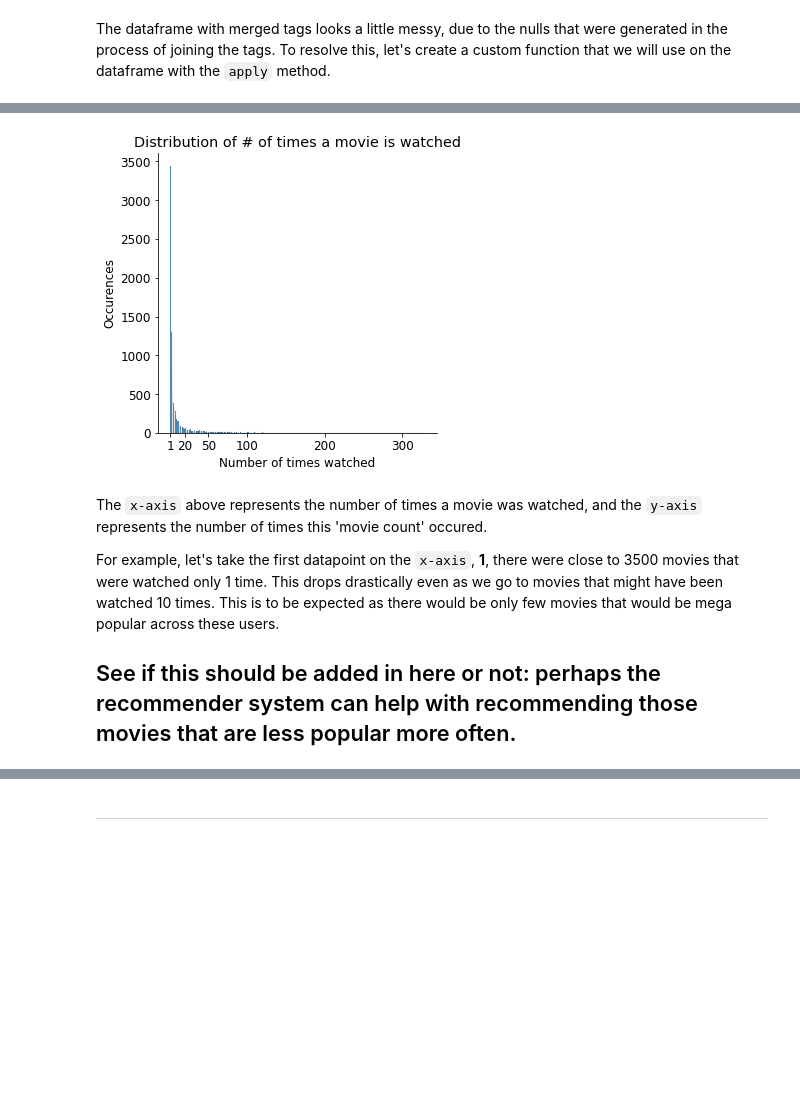
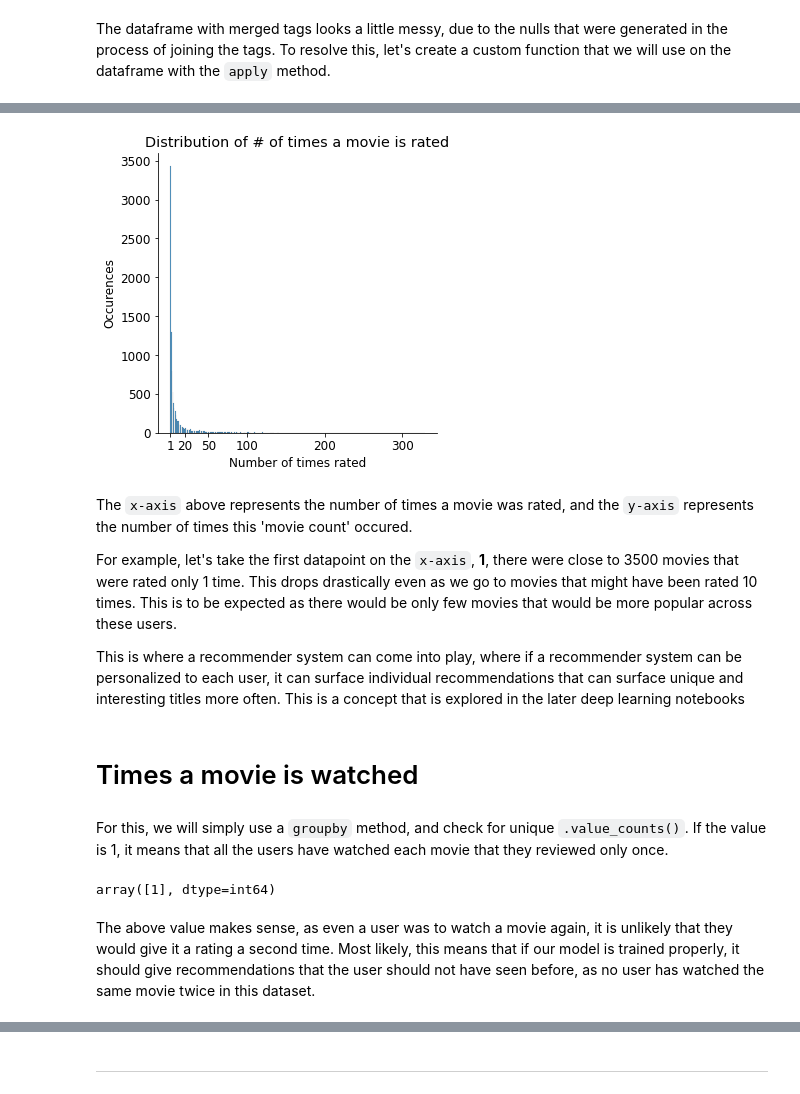
Before and after one commit to sujayjangam/Movie-Recommender-System, a Jupyter notebook: 1_Data_Exploration_and_EDA.ipynb, the cells around one changed output, grey strips where cells are left out. Drawn from its saved outputs; the diff is of its cells as text; code cells hidden in the pictures; blank space fills up the shorter version.

```diff
--- a/1_Data_Exploration_and_EDA.ipynb
+++ b/1_Data_Exploration_and_EDA.ipynb
@@ -163,5 +269,8 @@ First let's replace the '|' in our `genre` columns so that we can use it in our
 # %%
 movies['genres'] = movies['genres'].map(lambda x: x.replace('|', ' '))
+movies['genres'] = movies['genres'].map(lambda x: 'no_genres_listed'
+                                        if x == '(no genres listed)'
+                                        else x)
 # %% [markdown]
 With this done, let's move on to exploratory data analyis.
 # %% [markdown]
@@ -254,16 +406,26 @@ df_movie_valuecounts['count'] = sr_movie_valuecounts.values
 # %%
 # plotting the distribution of the number of times each movie was watched
 sns.displot(data=df_movie_valuecounts, x='count')
 plt.xticks([1, 20, 50, 100, 200, 300])
 plt.ylabel('Occurences')
-plt.xlabel('Number of times watched')
-plt.title('Distribution of # of times a movie is watched')
+plt.xlabel('Number of times rated')
+plt.title('Distribution of # of times a movie is rated')
 plt.tight_layout();
 # %% [output]
-[figure, old version]
+[figure, new version]
 # %% [markdown]
-The `x-axis` above represents the number of times a movie was watched, and the `y-axis` represents the number of times this 'movie count' occured.
+The `x-axis` above represents the number of times a movie was rated, and the `y-axis` represents the number of times this 'movie count' occured.
 
-For example, let's take the first datapoint on the `x-axis`, **1**, there were close to 3500 movies that were watched only 1 time. This drops drastically even as we go to movies that might have been watched 10 times. This is to be expected as there would be only few movies that would be mega popular across these users.
+For example, let's take the first datapoint on the `x-axis`, **1**, there were close to 3500 movies that were rated only 1 time. This drops drastically even as we go to movies that might have been rated 10 times. This is to be expected as there would be only few movies that would be more popular across these users.
 
-## See if this should be added in here or not: perhaps the recommender system can help with recommending those movies that are less popular more often.
+This is where a recommender system can come into play, where if a recommender system can be personalized to each user, it can surface individual recommendations that can surface unique and interesting titles more often. This is a concept that is explored in the later deep learning notebooks
+# %% [markdown]
+# Times a movie is watched
+# %% [markdown]
+For this, we will simply use a `groupby` method, and check for unique `.value_counts()`. If the value is 1, it means that all the users have watched each movie that they reviewed only once.
+# %%
+df[['userId','movieId']].groupby(by='userId').value_counts().unique()
+# %% [output]
+array([1], dtype=int64)
+# %% [markdown]
+The above value makes sense, as even a user was to watch a movie again, it is unlikely that they would give it a rating a second time. Most likely, this means that if our model is trained properly, it should give recommendations that the user should not have seen before, as no user has watched the same movie twice in this dataset.
```
Also changed, not shown: parts of 118 cells of this notebook.
